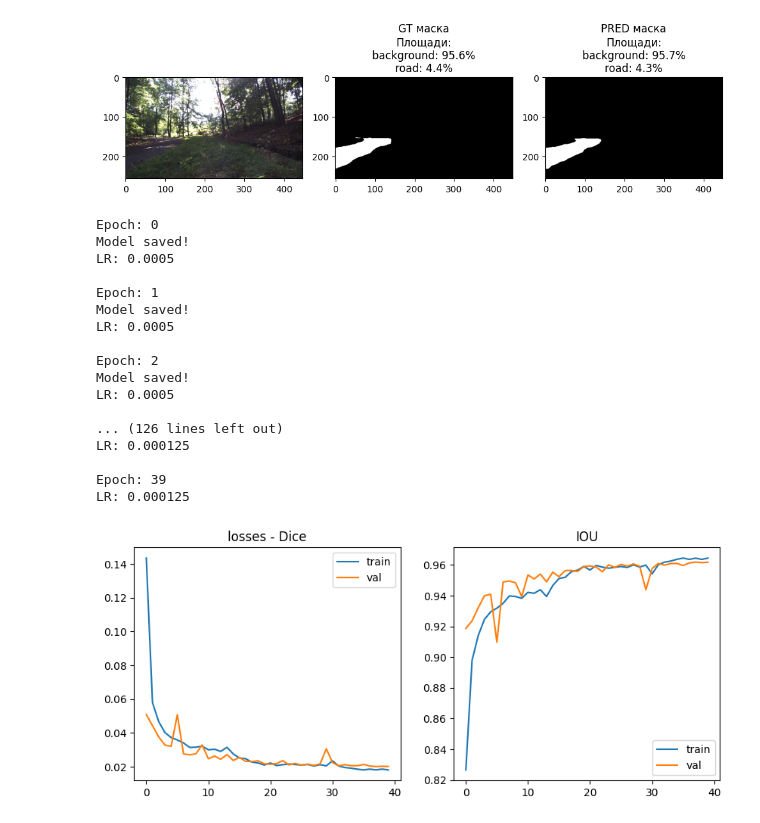
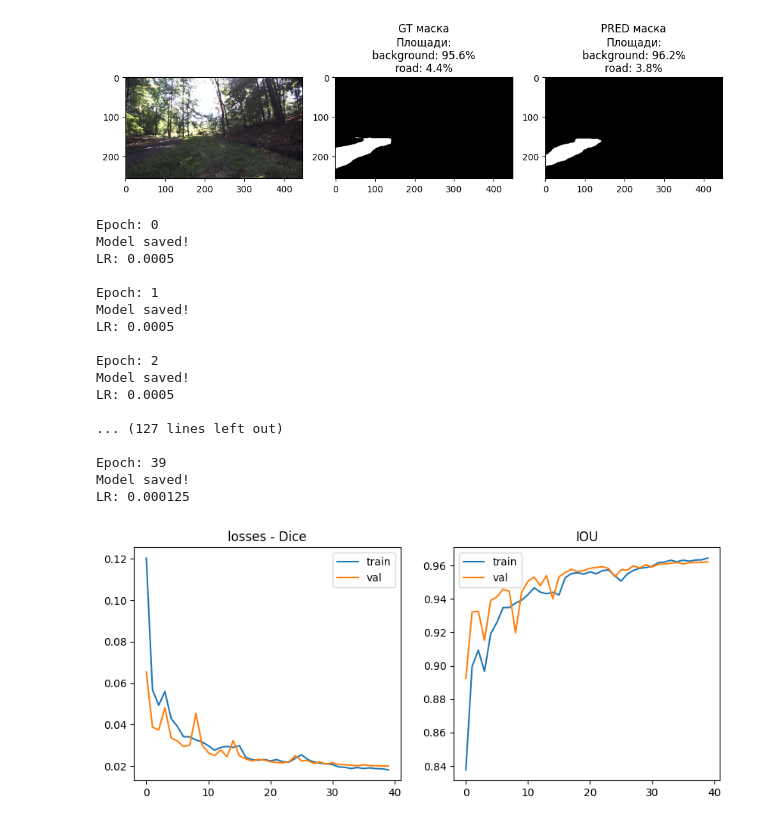
Before and after one commit to nikerdon/ML_2025_Offroad, a Jupyter notebook: off_road_seg_model_v2.ipynb, the cells around one changed output. Saved outputs shown, nothing was run; the diff lists cells and outputs as text; code cells hidden in the pictures.

```diff
--- a/off_road_seg_model_v2.ipynb
+++ b/off_road_seg_model_v2.ipynb
@@ -704,36 +704,36 @@ Clipping input data to the valid range for imshow with RGB data ([0..1] for floa
 [figure]
 # %%
 # This can now be copied many times
-model_name = "DPT"
+model_name = "MAnet"
 encoder = 'mit_b1'
 save_file = "model_test_021_ep40"
 
 model1 = model_runner(
     arch=model_name,
     en=encoder,
 )
 
 model1.run_model(model_save_name = save_file, epochs=40)
 model1.plot_model()
 # %% [output]
 Epoch: 0
 Model saved!
 LR: 0.0005
 
 Epoch: 1
 Model saved!
 LR: 0.0005
 
 Epoch: 2
 Model saved!
 LR: 0.0005
 
-... (126 lines left out)
-LR: 0.000125
+... (127 lines left out)
 
 Epoch: 39
+Model saved!
 LR: 0.000125
-[figure, old version]
+[figure, new version]
 # %%
 # load best saved checkpoint
 # load this for all, to check
```
Also changed, not shown: parts of 7 cells of this notebook.
